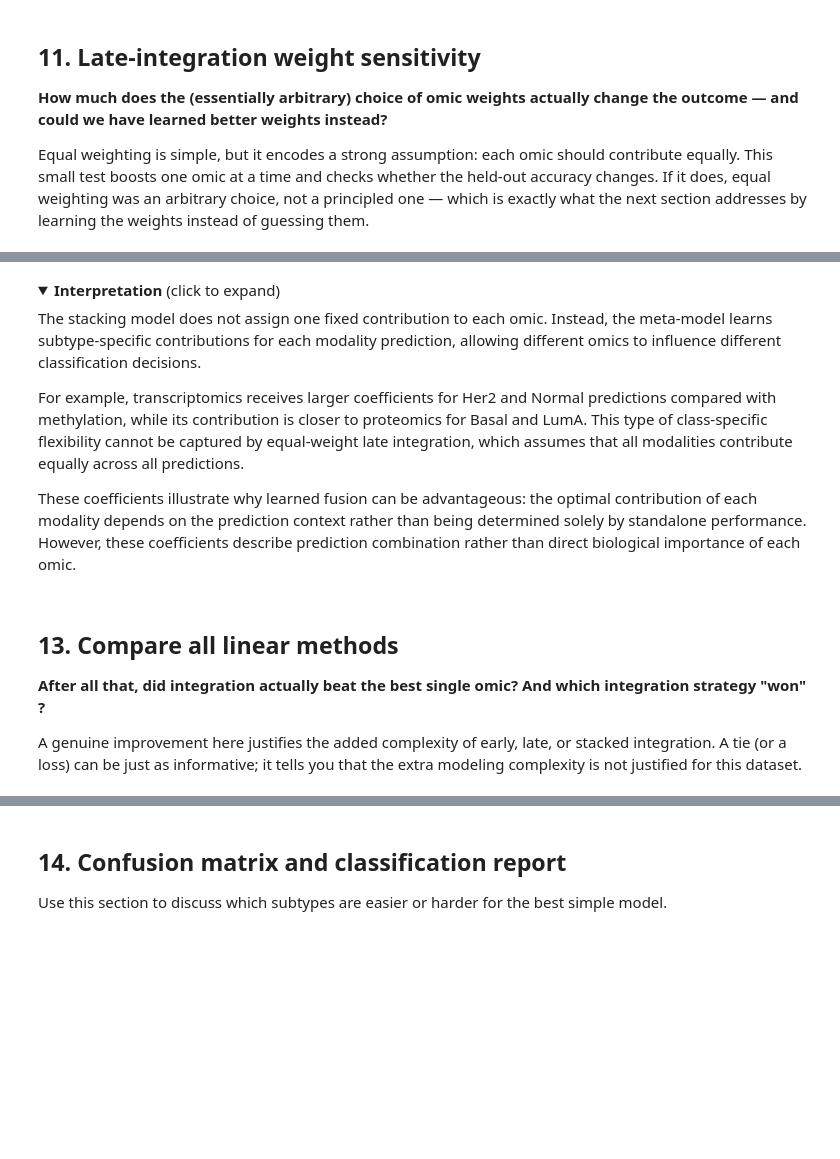
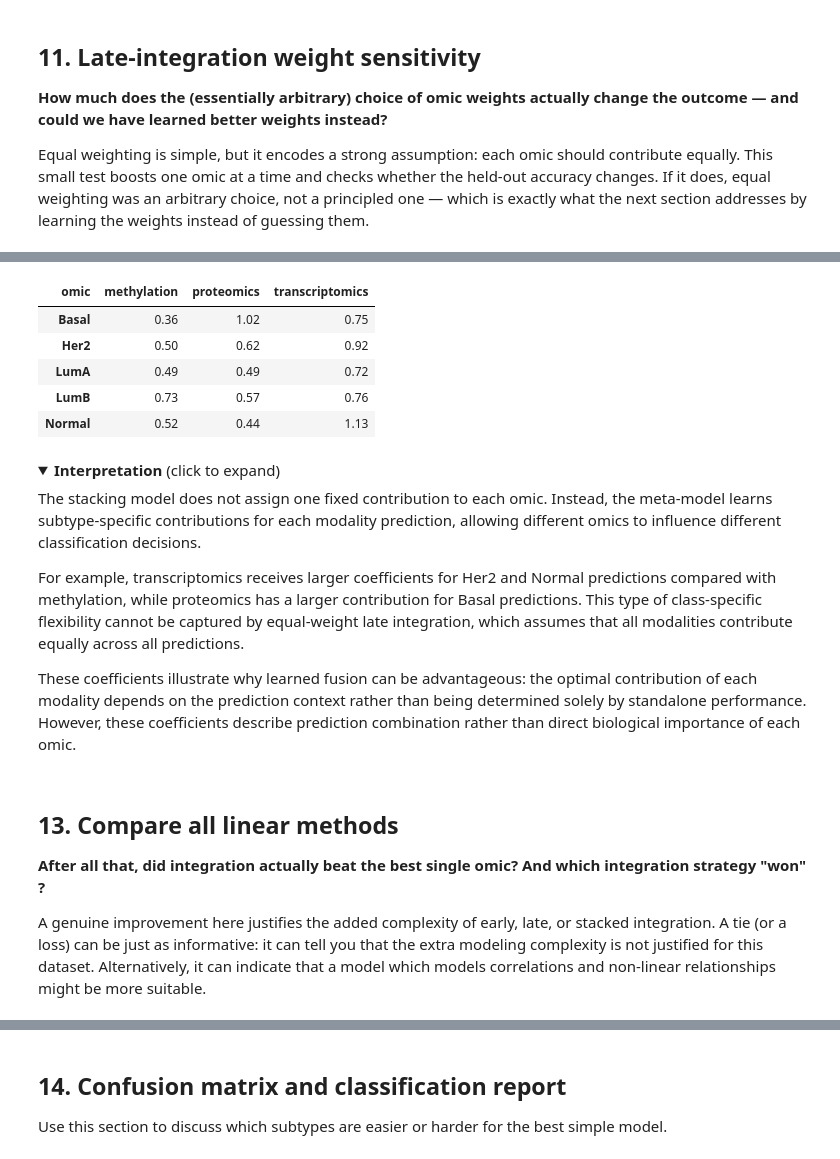
Before and after one commit to Barry8197/ECCB_2026_T8_CODE, a Jupyter notebook: sessions/session-2-multi-omics/part-1-linear-methods.ipynb, the cells around one changed output, grey strips where cells are left out. Saved outputs shown, nothing was run; the diff lists cells and outputs as text; code cells hidden in the pictures; folded sections open; blank space fills up the shorter version.

Commit message:
code improvements
fixed redundant code, improved interpretation cells, improved exercise descriptions.

```diff
--- a/sessions/session-2-multi-omics/part-1-linear-methods.ipynb
+++ b/sessions/session-2-multi-omics/part-1-linear-methods.ipynb
@@ -524,22 +681,32 @@ results_df
 # %%
 # Unlike late integration's fixed weights, stacking's learned coefficients show
 # how much the meta-learner trusts each omic, per predicted subtype.
+
+fitted_logreg = meta_model.named_steps["model"]
 meta_coefs = pd.DataFrame(
-    meta_model.coef_, index=meta_model.classes_, columns=meta_X_train.columns
+    fitted_logreg.coef_, index=fitted_logreg.classes_, columns=meta_X_train.columns
 )
+
 meta_coefs.columns = pd.MultiIndex.from_tuples(
     [tuple(col.split("::")) for col in meta_coefs.columns], names=["omic", "class"]
 )
 
 #magnitude of reliance
 meta_coefs.abs().T.groupby(level="omic").mean().T.round(2)
+# %% [output]
+| omic | methylation | proteomics | transcriptomics |
+| Basal | 0.36 | 1.02 | 0.75 |
+| Her2 | 0.50 | 0.62 | 0.92 |
+| LumA | 0.49 | 0.49 | 0.72 |
+| LumB | 0.73 | 0.57 | 0.76 |
+| Normal | 0.52 | 0.44 | 1.13 |
 # %% [markdown]
 <details>
 <summary><b>Interpretation</b> (click to expand)</summary>
 
 The stacking model does not assign one fixed contribution to each omic. Instead, the meta-model learns subtype-specific contributions for each modality prediction, allowing different omics to influence different classification decisions.
 
-For example, transcriptomics receives larger coefficients for Her2 and Normal predictions compared with methylation, while its contribution is closer to proteomics for Basal and LumA. This type of class-specific flexibility cannot be captured by equal-weight late integration, which assumes that all modalities contribute equally across all predictions.
+For example, transcriptomics receives larger coefficients for Her2 and Normal predictions compared with methylation, while proteomics has a larger contribution for Basal predictions. This type of class-specific flexibility cannot be captured by equal-weight late integration, which assumes that all modalities contribute equally across all predictions.
 
 These coefficients illustrate why learned fusion can be advantageous: the optimal contribution of each modality depends on the prediction context rather than being determined solely by standalone performance. However, these coefficients describe prediction combination rather than direct biological importance of each omic.
 
@@ -550,7 +717,7 @@ These coefficients illustrate why learned fusion can be advantageous: the optima
 
 **After all that, did integration actually beat the best single omic? And which integration strategy "won" ?**
 
-A genuine improvement here justifies the added complexity of early, late, or stacked integration. A tie (or a loss) can be just as informative; it tells you that the extra modeling complexity is not justified for this dataset.
+A genuine improvement here justifies the added complexity of early, late, or stacked integration. A tie (or a loss) can be just as informative: it can tell you that the extra modeling complexity is not justified for this dataset. Alternatively, it can indicate that a model which models correlations and non-linear relationships might be more suitable.
 # %%
 summary = pd.DataFrame(results).sort_values("balanced_accuracy", ascending=True)
 display(summary.sort_values("balanced_accuracy", ascending=False))
```
Also changed, not shown: parts of 24 cells of this notebook.
